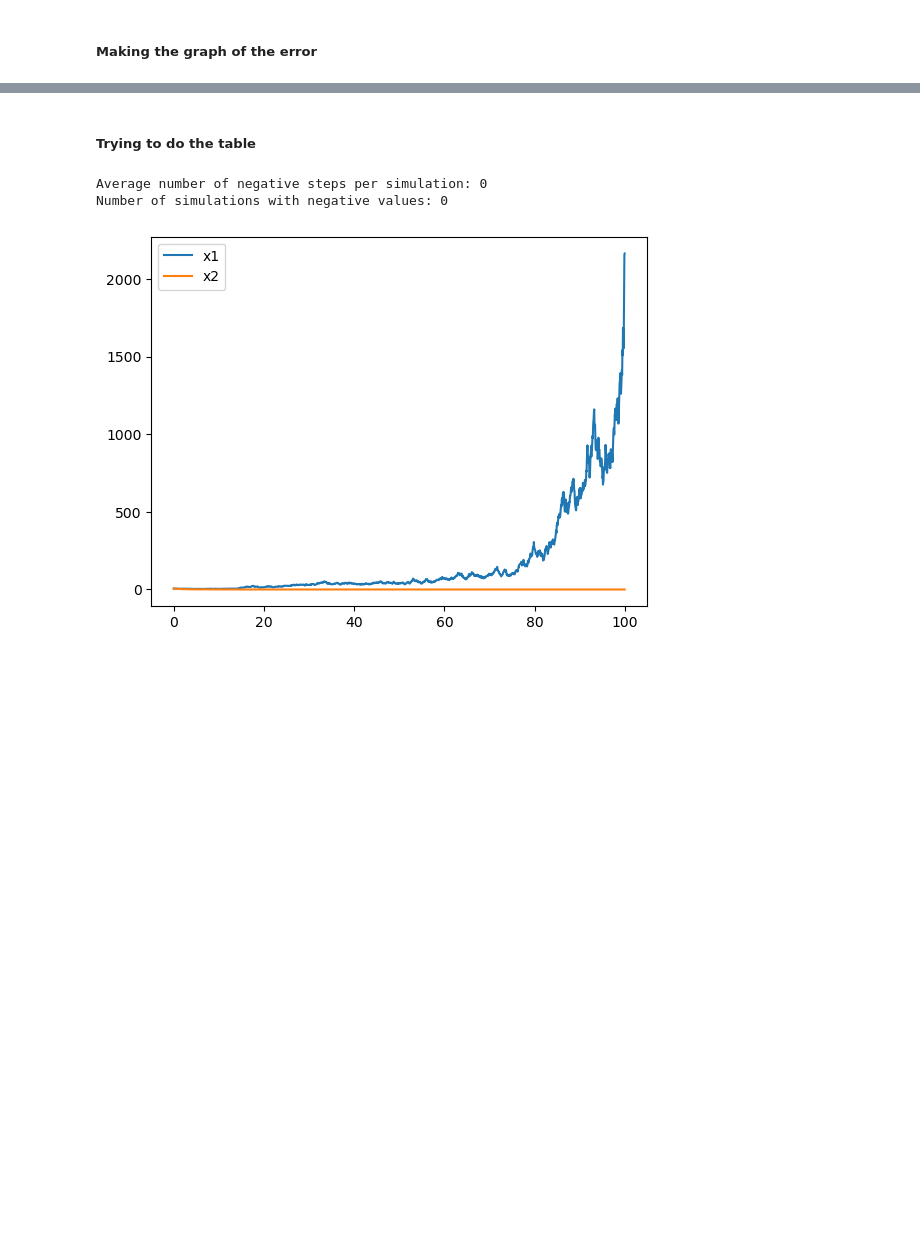
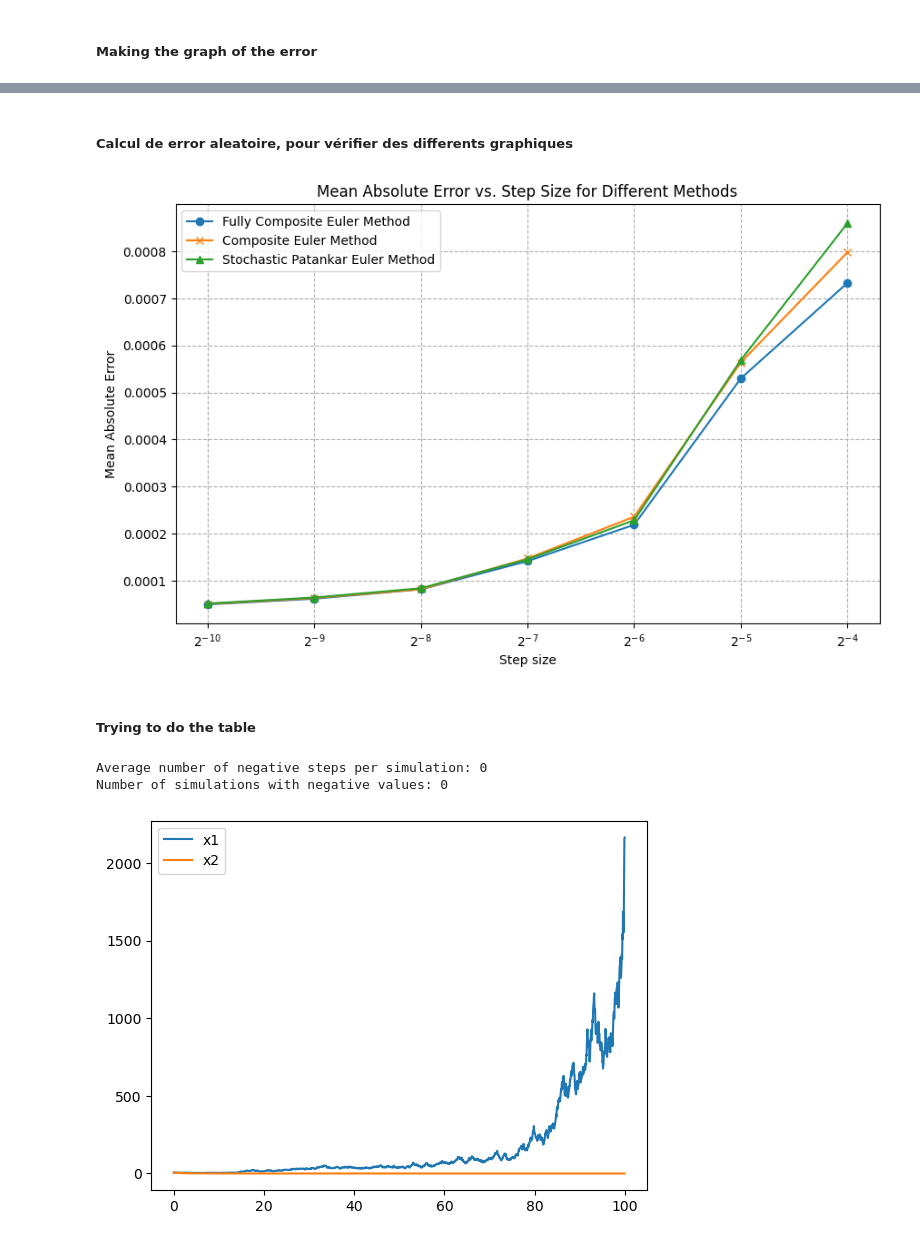
Before and after one commit to JhonatanFelix/patankar-euler, a Jupyter notebook: Lotka-Volterra/model_same_variation.ipynb, the cells around one changed output, grey strips where cells are left out. Drawn from its saved outputs; the diff is of its cells as text; code cells hidden in the pictures; blank space fills up the shorter version.

Commit message:
Added a cell to make different errors simulations

```diff
--- a/Lotka-Volterra/model_same_variation.ipynb
+++ b/Lotka-Volterra/model_same_variation.ipynb
@@ -310,3 +311,60 @@ plt.show()
+# %% [markdown]
+##### Calcul de error aleatoire, pour vérifier des differents graphiques
+# %%
+sigma1, sigma2 = 0.1 , 0.1
+initial_conditions = [0.1 , 0.1]
+
+h1 = 1/(2**20)
+times = np.arange(0,10 ,h1)
+x, I = simulate_system(times, h1, sigma1, sigma2, initial_conditions , sim = 'fully')
+
+
+
+# Define the stepsizes and initialize the error storage
+stepsizes = [1/(2**i) for i in range(10, 3, -1)]  # From 2^-10 to 2^-4
+errors_fully_composite = []
+errors_composite_euler = []
+errors_stoch_patankar = []
+
+# Reference solution from fine stepsize
+reference_solution = x  # Results from the fine stepsize 1/(2**12)
+times_fine = times
+
+
+
+def calculate_mae(simulation, reference):
+    # Mean Absolute Error calculation
+    return np.mean(abs(simulation - reference))
+
+# Iterate over each coarser stepsize
+for h in stepsizes:
+    step_ratio = int(h*(2**20))
+
+    adjusted_random_values = wierner_increments(I, step_ratio)
+
+    results_fully_composite, _ = simulate_system(times_fine[::step_ratio], h, sigma1, sigma2, initial_conditions, adjusted_random_values, sim = 'fully')
+    errors_fully_composite.append(calculate_mae(results_fully_composite, reference_solution[::step_ratio]))
+
+    results_composite_euler, _ = simulate_system(times_fine[::step_ratio], h, sigma1, sigma2, initial_conditions, adjusted_random_values, sim = 'composite')
+    errors_composite_euler.append(calculate_mae(results_composite_euler, reference_solution[::step_ratio]))
+
+    results_stoch_patankar, _ = simulate_system(times_fine[::step_ratio], h, sigma1, sigma2, initial_conditions, adjusted_random_values, sim = 'stoch')
+    errors_stoch_patankar.append(calculate_mae(results_stoch_patankar, reference_solution[::step_ratio]))
+
+# Plotting
+plt.figure(figsize=(10, 6))
+plt.xscale('log', base =2)
+plt.plot(stepsizes, errors_fully_composite, label='Fully Composite Euler Method', marker='o')
+plt.plot(stepsizes, errors_composite_euler, label='Composite Euler Method', marker='x')
+plt.plot(stepsizes, errors_stoch_patankar, label='Stochastic Patankar Euler Method', marker='^')
+plt.xlabel('Step size')
+plt.ylabel('Mean Absolute Error')
+plt.title('Mean Absolute Error vs. Step Size for Different Methods')
+plt.legend()
+plt.grid(True, which="both", ls="--")
+plt.show()
+# %% [output]
+[figure, added]
 # %% [markdown]
 ##### Trying to do the table
 # %%
```
Also changed, not shown: parts of 6 cells of this notebook.
